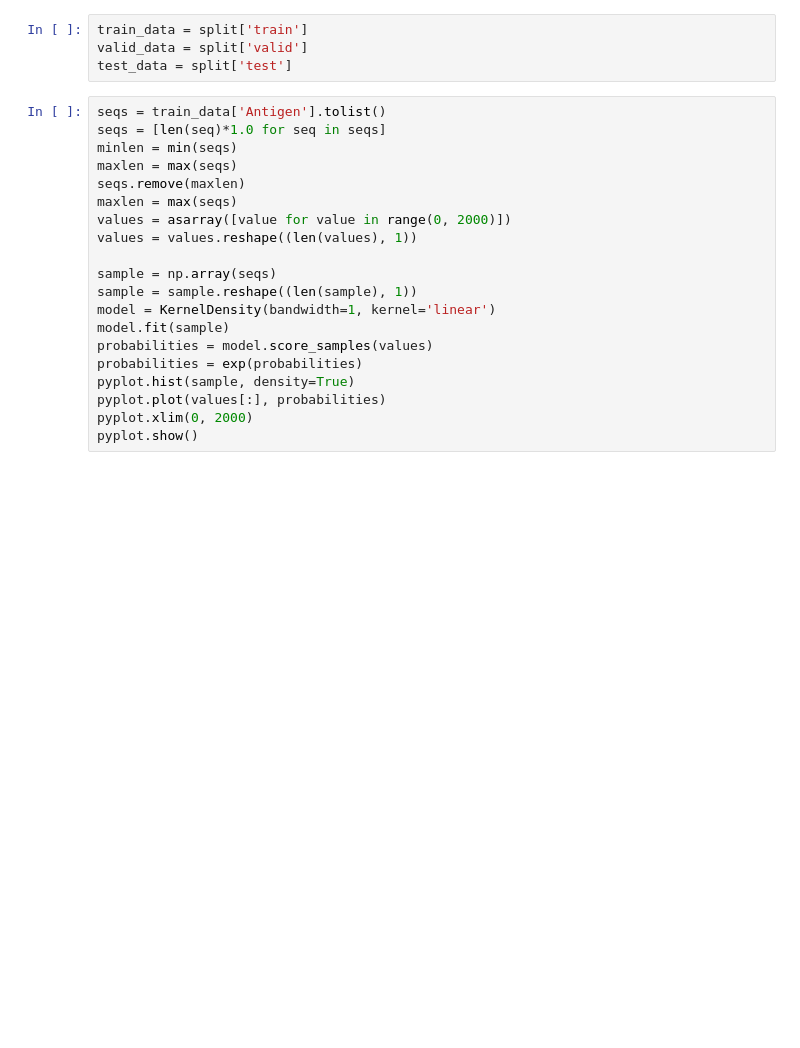
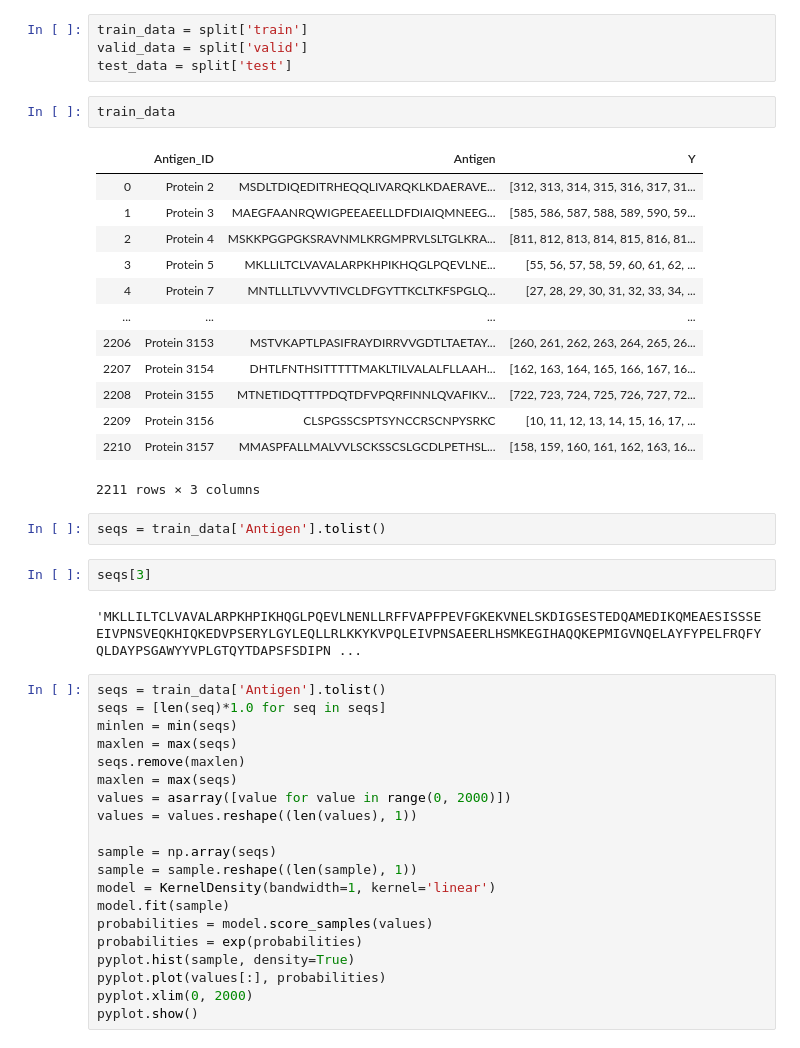
Before and after one commit to xinyu-g/epitopePred, a Jupyter notebook: epitope.ipynb, the cells around one changed output. Drawn from its saved outputs; the diff is of its cells as text; blank space fills up the shorter version.

```diff
--- a/epitope.ipynb
+++ b/epitope.ipynb
@@ -57,6 +57,28 @@ Done!
 train_data = split['train']
 valid_data = split['valid']
 test_data = split['test']
+# %%
+train_data
+# %% [output]
+|  | Antigen_ID | Antigen | Y |
+| 0 | Protein 2 | MSDLTDIQEDITRHEQQLIVARQKLKDAERAVE... | [312, 313, 314, 315, 316, 317, 31... |
+| 1 | Protein 3 | MAEGFAANRQWIGPEEAEELLDFDIAIQMNEEG... | [585, 586, 587, 588, 589, 590, 59... |
+| 2 | Protein 4 | MSKKPGGPGKSRAVNMLKRGMPRVLSLTGLKRA... | [811, 812, 813, 814, 815, 816, 81... |
+| 3 | Protein 5 | MKLLILTCLVAVALARPKHPIKHQGLPQEVLNE... | [55, 56, 57, 58, 59, 60, 61, 62, ... |
+| 4 | Protein 7 | MNTLLLTLVVVTIVCLDFGYTTKCLTKFSPGLQ... | [27, 28, 29, 30, 31, 32, 33, 34, ... |
+| ... | ... | ... | ... |
+| 2206 | Protein 3153 | MSTVKAPTLPASIFRAYDIRRVVGDTLTAETAY... | [260, 261, 262, 263, 264, 265, 26... |
+| 2207 | Protein 3154 | DHTLFNTHSITTTTTMAKLTILVALALFLLAAH... | [162, 163, 164, 165, 166, 167, 16... |
+| 2208 | Protein 3155 | MTNETIDQTTTPDQTDFVPQRFINNLQVAFIKV... | [722, 723, 724, 725, 726, 727, 72... |
+| 2209 | Protein 3156 | CLSPGSSCSPTSYNCCRSCNPYSRKC | [10, 11, 12, 13, 14, 15, 16, 17, ... |
+| 2210 | Protein 3157 | MMASPFALLMALVVLSCKSSCSLGCDLPETHSL... | [158, 159, 160, 161, 162, 163, 16... |
+2211 rows × 3 columns
+# %%
+seqs = train_data['Antigen'].tolist()
+# %%
+seqs[3]
+# %% [output]
+'MKLLILTCLVAVALARPKHPIKHQGLPQEVLNENLLRFFVAPFPEVFGKEKVNELSKDIGSESTEDQAMEDIKQMEAESISSSEEIVPNSVEQKHIQKEDVPSERYLGYLEQLLRLKKYKVPQLEIVPNSAEERLHSMKEGIHAQQKEPMIGVNQELAYFYPELFRQFYQLDAYPSGAWYYVPLGTQYTDAPSFSDIPN ...
 # %%
 seqs = train_data['Antigen'].tolist()
 seqs = [len(seq)*1.0 for seq in seqs]
```
Also changed, not shown: 3 other files.
